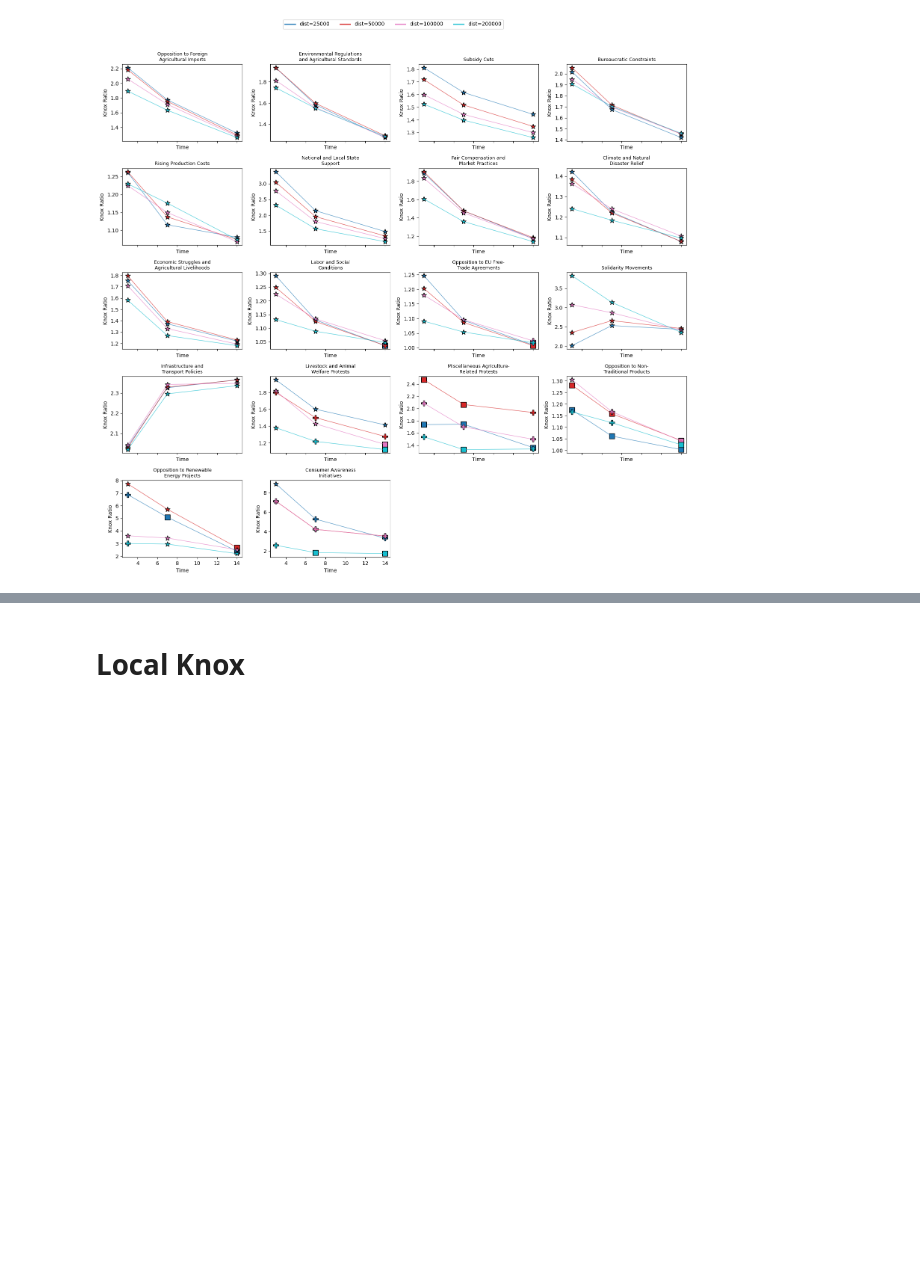
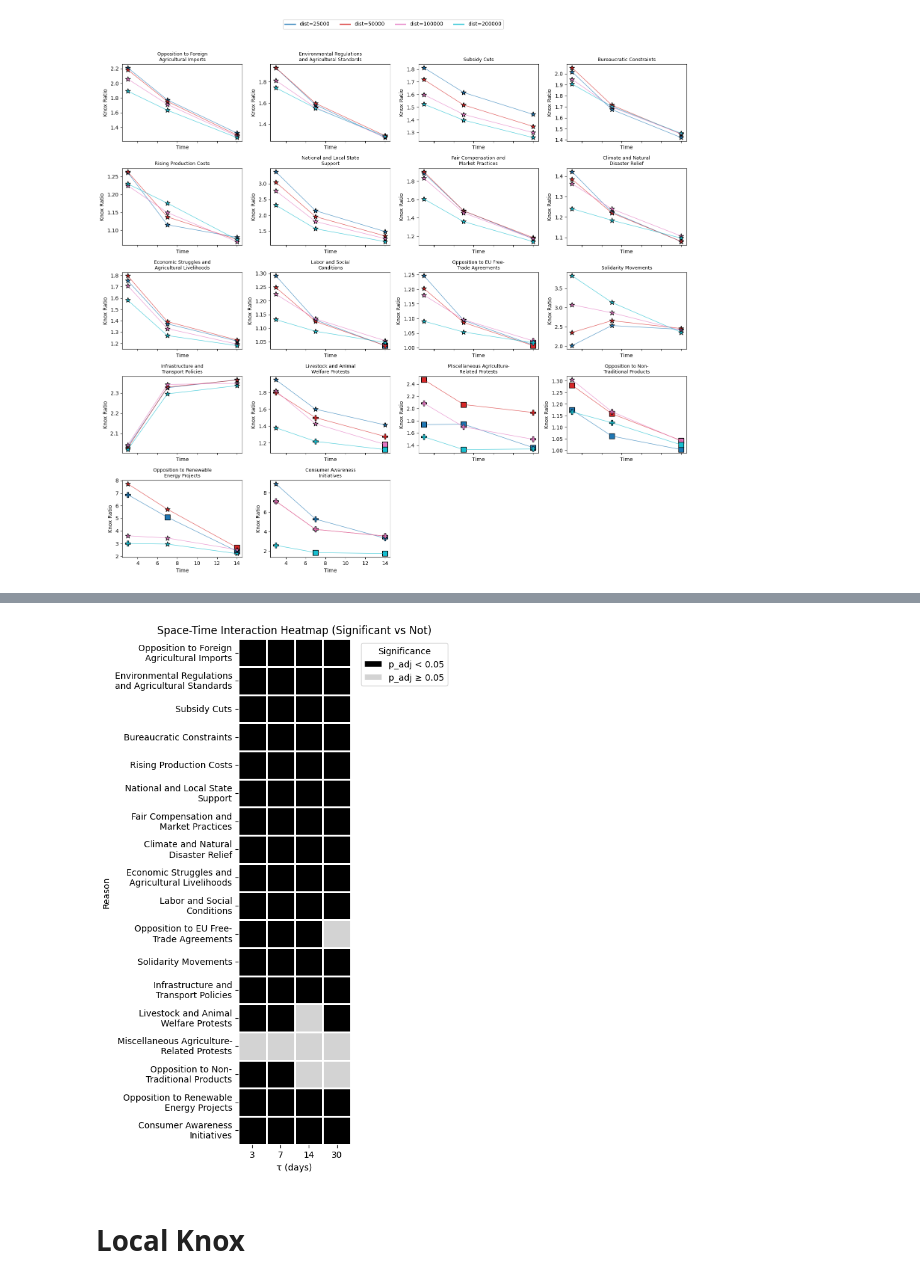
Before and after one commit to cstetter/farmer_protest_llm, a Jupyter notebook: 03_spatiotemp_model.ipynb, the cells around one changed output, grey strips where cells are left out. Saved outputs shown, nothing was run; the diff lists cells and outputs as text; code cells hidden in the pictures; blank space fills up the shorter version.

Commit message:
advances in point pattern analysis, G func, gloabl and local knox

```diff
--- a/03_spatiotemp_model.ipynb
+++ b/03_spatiotemp_model.ipynb
@@ -322,8 +347,13 @@ for reason in tqdm(reason_list[1:]):
 # %%
 import pickle
 
-with open("global_knox_results.pkl", "wb") as f:
+with open("data/global_knox_results.pkl", "wb") as f:
     pickle.dump(results, f)
+# %%
+import pickle
+
+with open("data/global_knox_results.pkl", "rb") as f:
+    results = pickle.load(f)
 # %%
 import matplotlib.pyplot as plt
 import numpy as np
@@ -572 +647,3 @@ plt.show()
+# %%
+df_knox = df_mknox
 # %%
@@ -702,3 +718,52 @@ plt.show()
+# %%
+import matplotlib.pyplot as plt
+import seaborn as sns
+import numpy as np
+from matplotlib.colors import ListedColormap
+import matplotlib.patches as mpatches
+
+# Pivot data
+heatmap_df = df_knox.pivot(index='reason', columns='time', values='modified_knox_stat')
+pvalue_df = df_knox.pivot(index='reason', columns='time', values='p_adj')
+
+# Reorder rows to match reason_list
+heatmap_df = heatmap_df.reindex(reason_list[1:])
+pvalue_df = pvalue_df.reindex(reason_list[1:])
+
+# Binary significance: 1 = significant, 0 = not
+binary_sig = (pvalue_df < 0.05).astype(int)
+
+# Custom colormap: 0 = grey, 1 = black
+cmap = ListedColormap(["lightgrey", "black"])
+
+plt.figure(figsize=(12, max(4, len(heatmap_df)/2)))
+sns.heatmap(
+    binary_sig,
+    # annot=np.round(heatmap_df, 2),   # show Knox statistic
+    fmt=".2f",
+    cmap=cmap,
+    cbar=False,
+    linewidths=1,
+    linecolor="white",
+    square=True                     # make cells square
+)
+
+# Labels
+plt.xlabel("τ (days)")
+plt.ylabel("Reason")
+plt.title("Space-Time Interaction Heatmap (Significant vs Not)")
+
+# Create custom legend
+legend_elements = [
+    mpatches.Patch(facecolor='black', edgecolor='white', label='p_adj < 0.05'),
+    mpatches.Patch(facecolor='lightgrey', edgecolor='white', label='p_adj ≥ 0.05')
+]
+plt.legend(handles=legend_elements, title="Significance", bbox_to_anchor=(1.05, 1), loc='upper left')
+
+plt.tight_layout()
+plt.show()
+# %% [output]
+[figure, added]
 # %% [markdown]
 # Local Knox
 # %%
```
Also changed, not shown: parts of 14 cells of this notebook, 2 other files.
